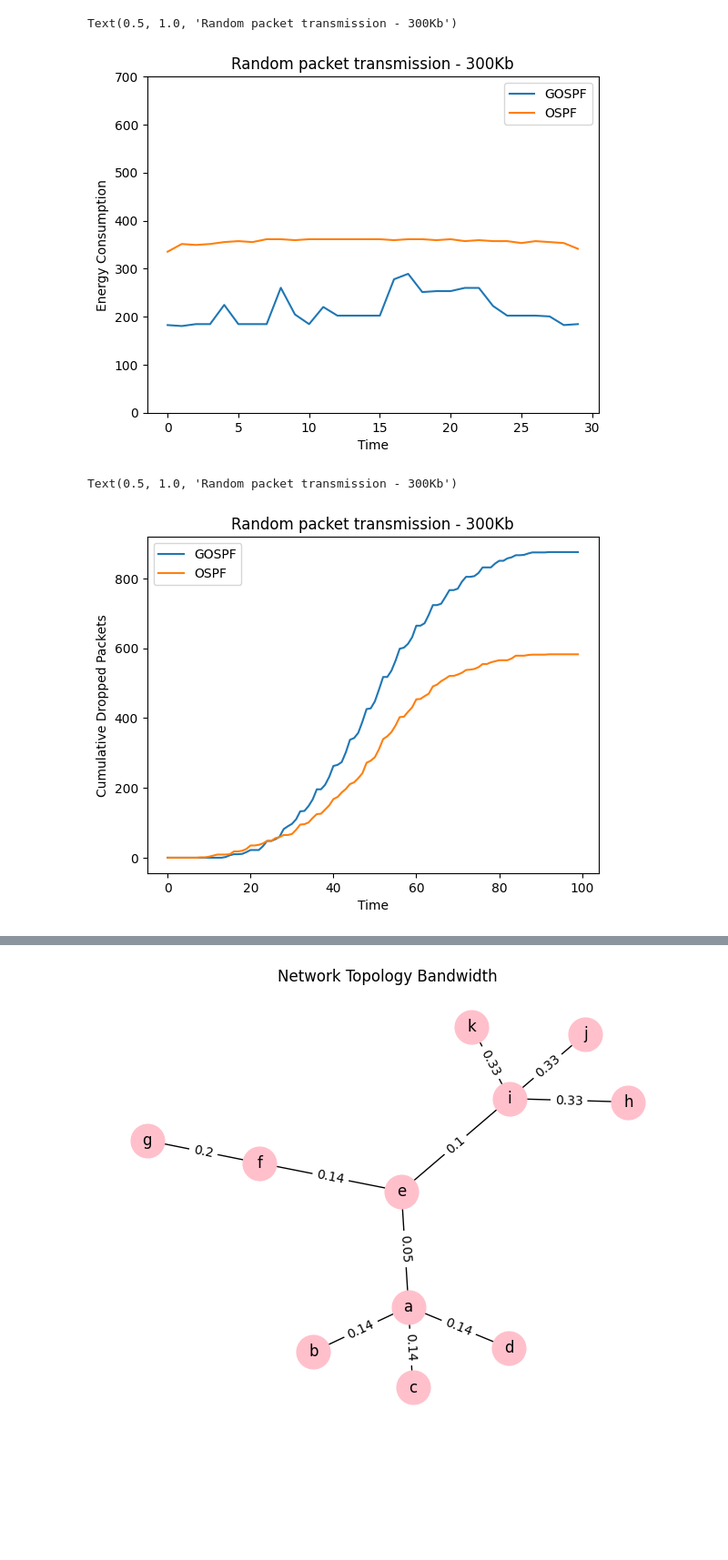
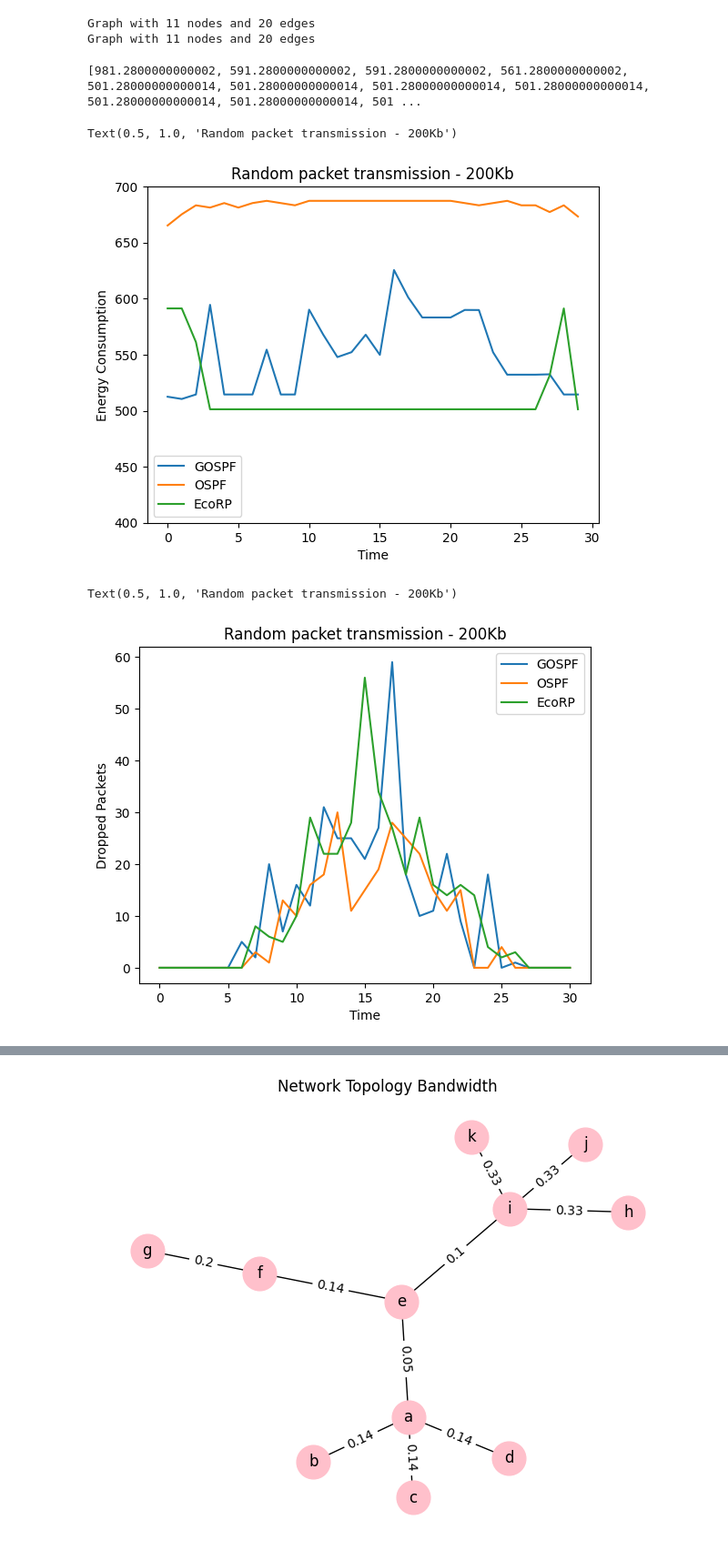
Before and after one commit to CyonixC/eco-networks, a Jupyter notebook: gospf.ipynb, the cells around one changed output, grey strips where cells are left out. Shown: that part at 91% size. Cells and saved outputs as stored; diff of their text form; code cells hidden in the pictures; blank space fills up the shorter version.

```diff
--- a/gospf.ipynb
+++ b/gospf.ipynb
@@ -275,21 +359,61 @@ Graph with 11 nodes and 20 edges
+# %%
+for node in eco_net.nodes:
+    node.sync_lsdb(net.get_network_state())
+
+print(eco_net.get_active_network_state())
+print(eco_net.get_network_state())
+
+eco_net.get_total_utilisation(reset_activity=False)
+eco_net.get_total_energy()
+eco_net.get_dropped_packets()
+
+sending_nodes = random.sample(eco_net.access_nodes, 4)   # 4 random sender nodes
+# energy_data = []
+# gospf_dropped = []
+
+eco_net.start_monitoring()
+for i in range(100):
+    for _ in range(min(i, 100-i)):
+        # pkt_size = 2 * (i - 50) ** 2
+        # pkt_size = random.randint(1, )
+        pkt_size = 200_000
+        test_pkt = Packet(pkt_size, "test packet")
+        target_router = random.choice(eco_net.access_nodes)
+        source_router = random.choice(sending_nodes)
+        source_router.send_message(target_router, test_pkt)
+    await asyncio.sleep(0.3)
+    # print([link.get_activity_rate(reset_activity=False) for link in net.links])
+    # energy_data.append(net.get_total_energy(reset_activity=False))
+    # gospf_dropped.append(net.get_dropped_packets())
+
+eco_energy, eco_dropped = eco_net.stop_monitoring()
+# %% [output]
+Graph with 11 nodes and 20 edges
+Graph with 11 nodes and 20 edges
+# %%
+print(eco_energy)
+# %% [output]
+[981.2800000000002, 591.2800000000002, 591.2800000000002, 561.2800000000002, 501.28000000000014, 501.28000000000014, 501.28000000000014, 501.28000000000014, 501.28000000000014, 501.28000000000014, 501 ...
 # %%
-plt.ylim(0, 700)
+plt.ylim(400, 700)
 plt.plot(energy_data[1:], label="GOSPF")
 plt.plot(ospf_energy_data[1:], label="OSPF")
+plt.plot(eco_energy[1:], label="EcoRP")
 plt.xlabel("Time")
 plt.ylabel("Energy Consumption")
 plt.legend()
 plt.title("Random packet transmission - 200Kb")
 # %% [output]
-Text(0.5, 1.0, 'Random packet transmission - 300Kb')
+Text(0.5, 1.0, 'Random packet transmission - 200Kb')
-[figure, old version]
+[figure, new version]
 # %%
 plt.plot(gospf_dropped, label="GOSPF")
 plt.plot(ospf_dropped, label="OSPF")
+plt.plot(eco_dropped, label="EcoRP")
 plt.xlabel("Time")
-plt.ylabel("Cumulative Dropped Packets")
+plt.ylabel("Dropped Packets")
 plt.legend()
-plt.title("Random packet transmission - 300Kb")
+plt.title("Random packet transmission - 200Kb")
 # %% [output]
-Text(0.5, 1.0, 'Random packet transmission - 300Kb')
+Text(0.5, 1.0, 'Random packet transmission - 200Kb')
-[figure, old version]
+[figure, new version]
```
Also changed, not shown: parts of 5 cells of this notebook, 3 other files.
